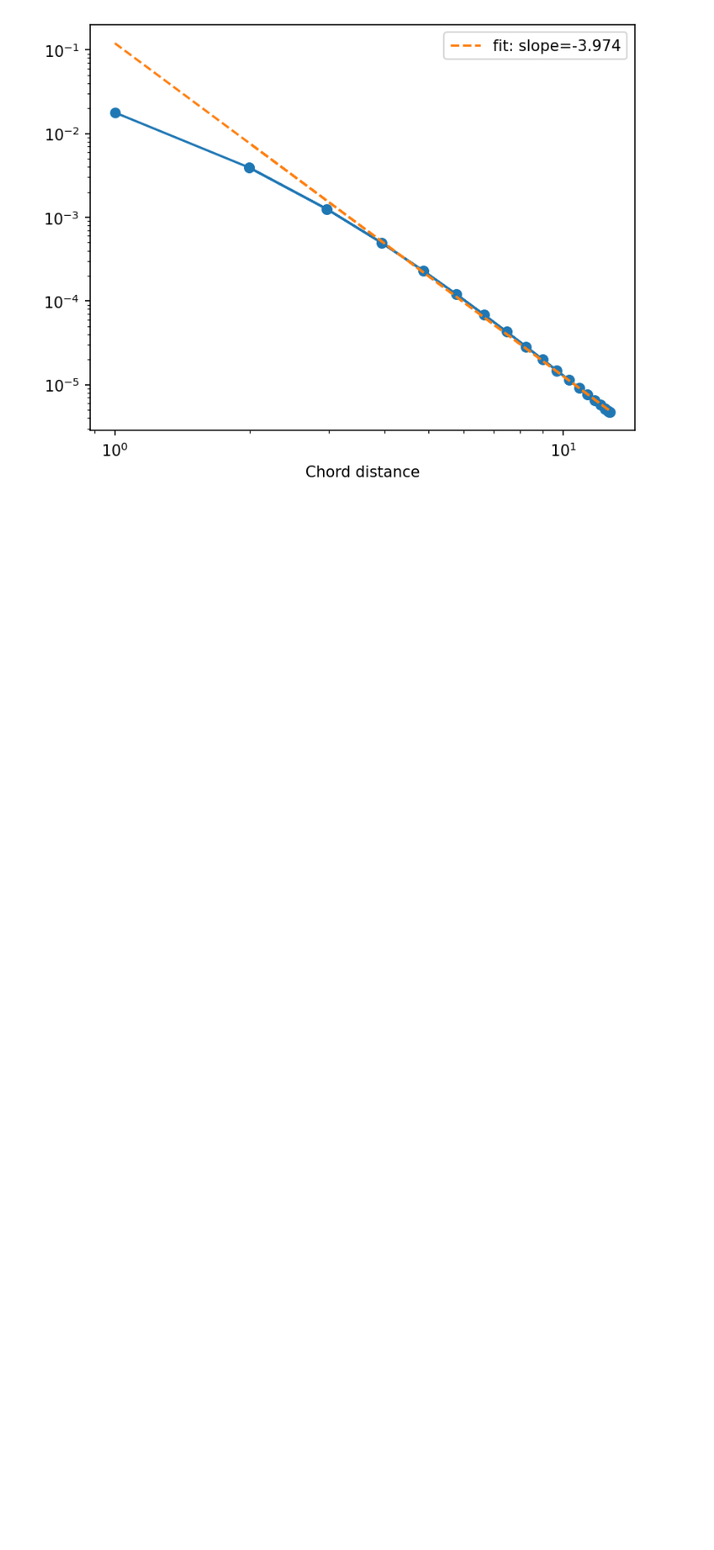
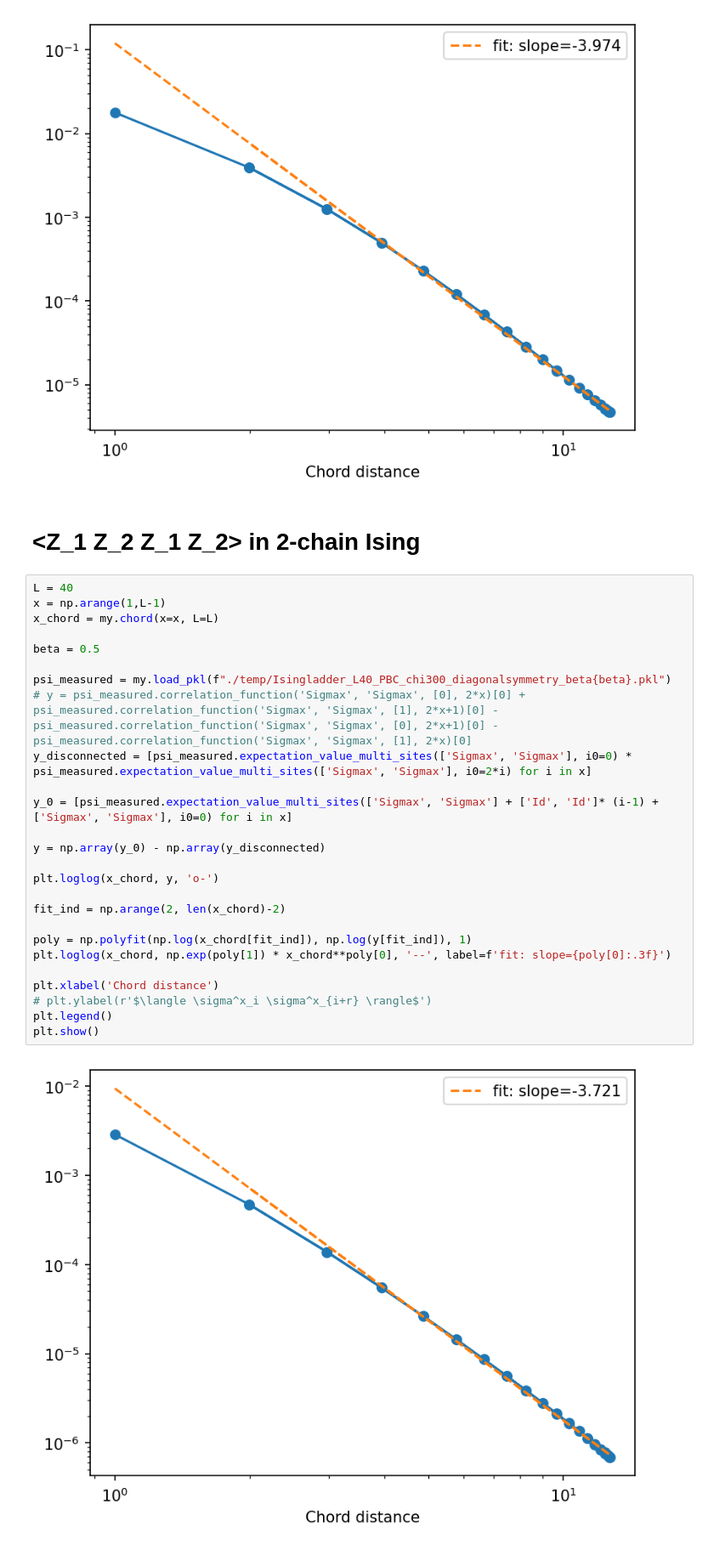
Before and after one commit to YueLiu01/MPSToolBox, a Jupyter notebook: Replica_theory.ipynb, the cells around one changed output. Shown at 85% size. Saved outputs shown, nothing was run; the diff lists cells and outputs as text; blank space fills up the shorter version.

Commit message:
2-chain ladder

```diff
--- a/Replica_theory.ipynb
+++ b/Replica_theory.ipynb
@@ -497,3 +497,33 @@ plt.legend()
 plt.show()
 # %% [output]
 [figure]
+# %% [markdown]
+# <Z_1 Z_2 Z_1 Z_2> in 2-chain Ising
+# %%
+L = 40
+x = np.arange(1,L-1)
+x_chord = my.chord(x=x, L=L)
+
+beta = 0.5
+
+psi_measured = my.load_pkl(f"./temp/Isingladder_L40_PBC_chi300_diagonalsymmetry_beta{beta}.pkl")
+# y = psi_measured.correlation_function('Sigmax', 'Sigmax', [0], 2*x)[0] + psi_measured.correlation_function('Sigmax', 'Sigmax', [1], 2*x+1)[0] - psi_measured.correlation_function('Sigmax', 'Sigmax', [0], 2*x+1)[0] - psi_measured.correlation_function('Sigmax', 'Sigmax', [1], 2*x)[0]
+y_disconnected = [psi_measured.expectation_value_multi_sites(['Sigmax', 'Sigmax'], i0=0) * psi_measured.expectation_value_multi_sites(['Sigmax', 'Sigmax'], i0=2*i) for i in x]
+
+y_0 = [psi_measured.expectation_value_multi_sites(['Sigmax', 'Sigmax'] + ['Id', 'Id']* (i-1) + ['Sigmax', 'Sigmax'], i0=0) for i in x]
+
+y = np.array(y_0) - np.array(y_disconnected)
+
+plt.loglog(x_chord, y, 'o-')
+
+fit_ind = np.arange(2, len(x_chord)-2)
+
+poly = np.polyfit(np.log(x_chord[fit_ind]), np.log(y[fit_ind]), 1)
+plt.loglog(x_chord, np.exp(poly[1]) * x_chord**poly[0], '--', label=f'fit: slope={poly[0]:.3f}')
+
+plt.xlabel('Chord distance')
+# plt.ylabel(r'$\langle \sigma^x_i \sigma^x_{i+r} \rangle$')
+plt.legend()
+plt.show()
+# %% [output]
+[figure, added]
```
Also changed, not shown: parts of 1 cell of this notebook.
